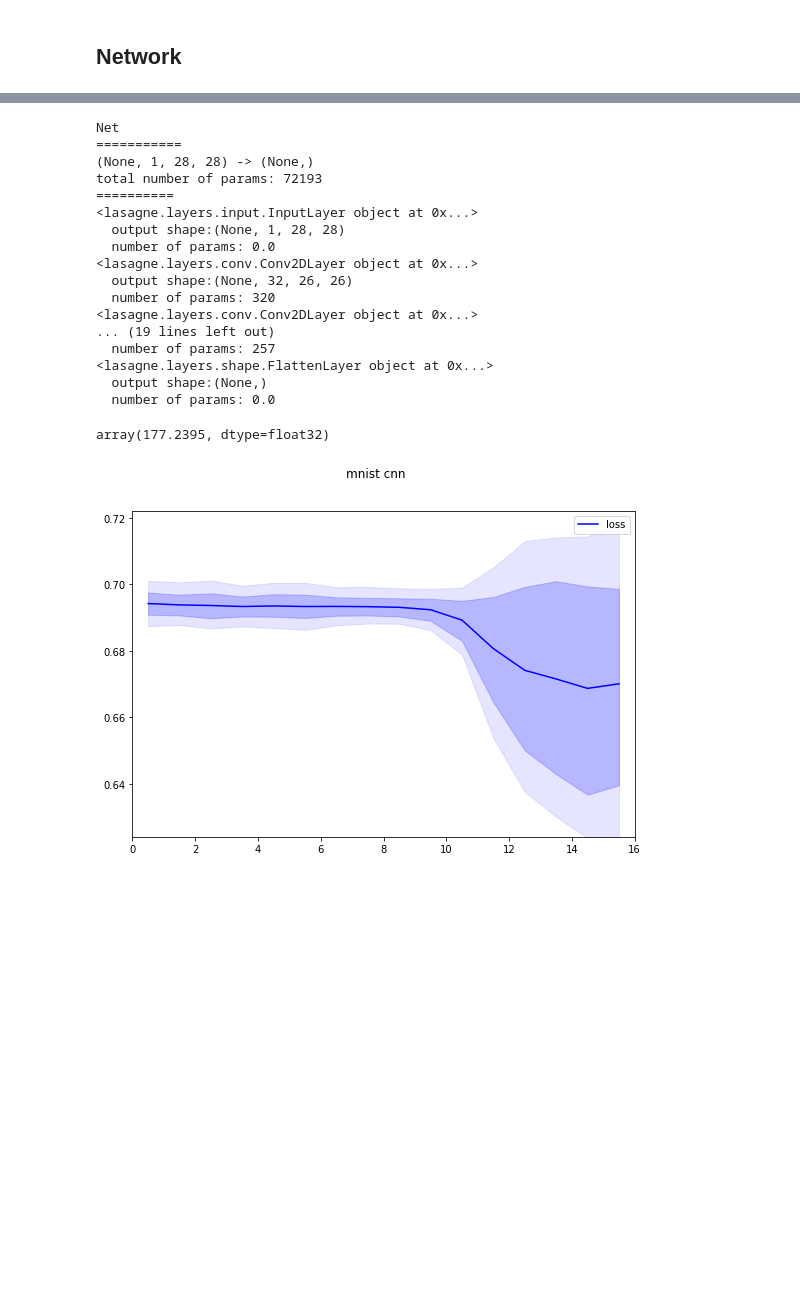
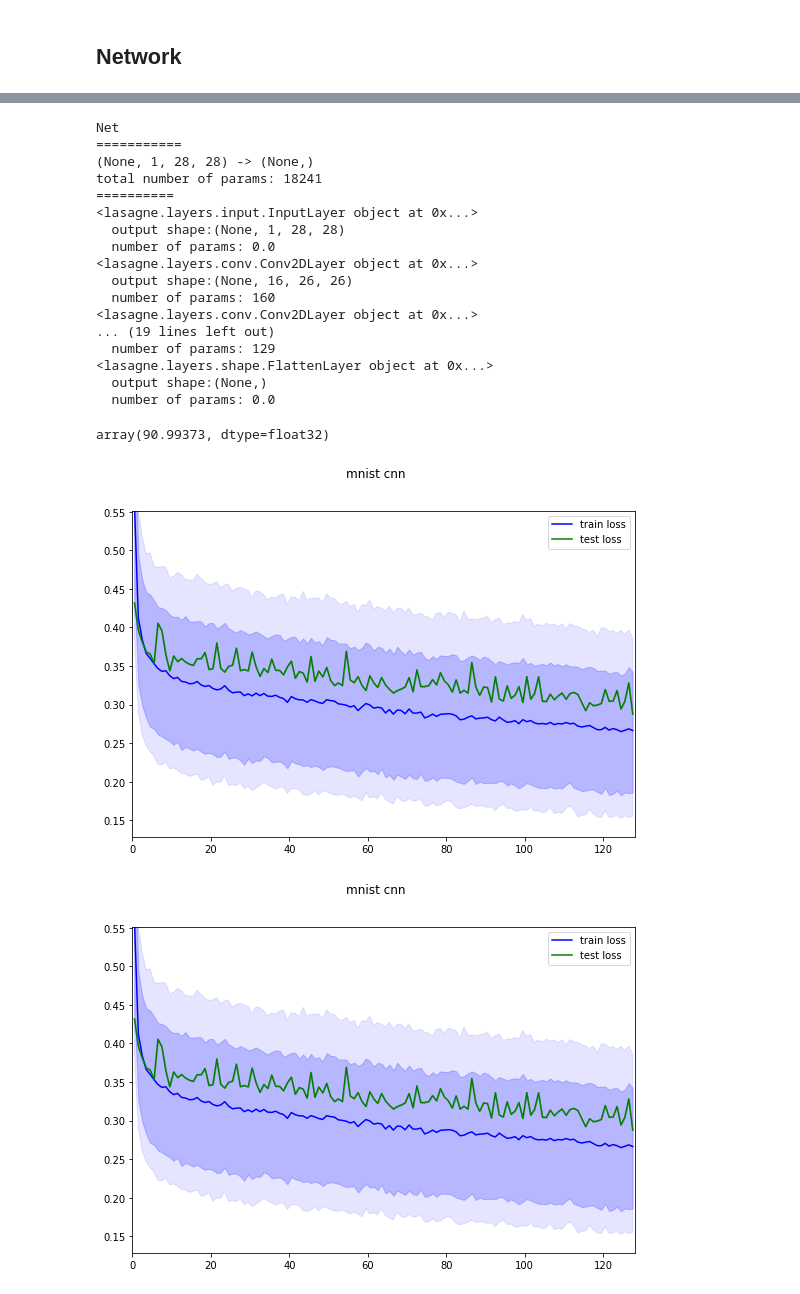
Before and after one commit to HSE-LAMBDA/unlabeled_learning, a Jupyter notebook: MNIST-rotated-CNN.ipynb, the cells around one changed output, grey strips where cells are left out. Cells and saved outputs as stored; diff of their text form; code cells hidden in the pictures; blank space fills up the shorter version.

```diff
--- a/MNIST-rotated-CNN.ipynb
+++ b/MNIST-rotated-CNN.ipynb
@@ -46,7 +43,7 @@ def get_rotated(X):
     angles = np.random.normal(10, 5, size=X_rot.shape[0])
     X_rot = rotate_data(X_rot, angles)
 
-    angles = np.random.normal(20, 5, size=X_original.shape[0])
+    angles = np.random.normal(30, 5, size=X_original.shape[0])
     X_original = rotate_data(X_original, angles = angles)
 
     X = np.vstack([X_original, X_rot])
@@ -106,7 +103,7 @@ from craynn.updates import *
 from craynn.utils import lsum
 from craynn.viz import SNNWatcher, draw_to_notebook
 # %%
-n = 32
+n = 16
 
 nn = net((None, 1, 28, 28))(
     conv(n, f=T.nnet.softplus), conv(n, f=T.nnet.softplus), max_pool(),
@@ -125,17 +122,17 @@ print(nn.description())
 Net
 ===========
 (None, 1, 28, 28) -> (None,)
-total number of params: 72193
+total number of params: 18241
 ==========
 <lasagne.layers.input.InputLayer object at 0x...>
   output shape:(None, 1, 28, 28)
   number of params: 0.0
 <lasagne.layers.conv.Conv2DLayer object at 0x...>
-  output shape:(None, 32, 26, 26)
-  number of params: 320
+  output shape:(None, 16, 26, 26)
+  number of params: 160
 <lasagne.layers.conv.Conv2DLayer object at 0x...>
 ... (19 lines left out)
-  number of params: 257
+  number of params: 129
 <lasagne.layers.shape.FlattenLayer object at 0x...>
   output shape:(None,)
   number of params: 0.0
@@ -149,7 +146,7 @@ f, = nn(X)
 # %%
 nn.reg_l2().eval()
 # %% [output]
-array(177.2395, dtype=float32)
+array(90.99373, dtype=float32)
 # %%
 losses = y * T.nnet.softplus(-f) + (1 - y) * T.nnet.softplus(f)
 
@@ -177,24 +174,40 @@ train = theano.function(
 reset = theano.function([], None, updates=rst)
 # %%
 predict = theano.function([X], T.nnet.sigmoid(f))
+# %%
+get_loss = theano.function([X, y], T.sum(losses))
 # %%
-watcher = SNNWatcher(title='mnist cnn', mode='fill')
+watcher = SNNWatcher(
+    title='mnist cnn', mode='fill',
+    labels=('train loss', 'test loss'),
+    colors=('blue', 'green')
+)
 
-num_epoches = 1024
+num_epoches = 128
 num_batches = X_train.shape[0] // 32
 
 losses = np.ndarray(shape=(num_epoches, num_batches), dtype='float32')
+test_losses = np.ndarray(shape=(num_epoches, 1), dtype='float32')
 w = np.ones(shape=(X_train.shape[0], ), dtype='float32')
 
 stream = streams.inf_random(X_train.shape[0], batch_size=32)
 
 for i in range(num_epoches):
     for j in range(num_batches):
         indx = next(stream)
-        losses[i, j], _ = train(X_train[indx], y_train[indx], w[indx], 1.0e-5)
+        losses[i, j], _ = train(X_train[indx], y_train[indx], w[indx], 1.0e-3)
 
-    watcher.draw(losses[:(i + 1)])
+    test_losses[i, 0] = np.sum([
+        get_loss(X_test[indx], y_test[indx])
+        for indx in streams.seq(X_test.shape[0], batch_size=128)
+    ]) / X_test.shape[0]
+
+    watcher.draw(
+        losses[:(i + 1)],
+        test_losses[:(i + 1)]
+    )
 # %% [output]
-[figure, old version]
+[figure, new version]
+[figure, added]
 # %%
 predict(X_train[:10]).shape
```
Also changed, not shown: parts of 6 cells of this notebook.
